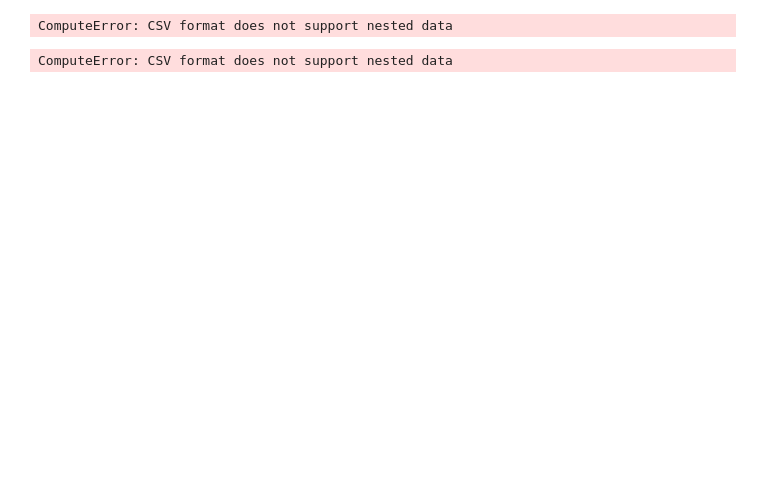
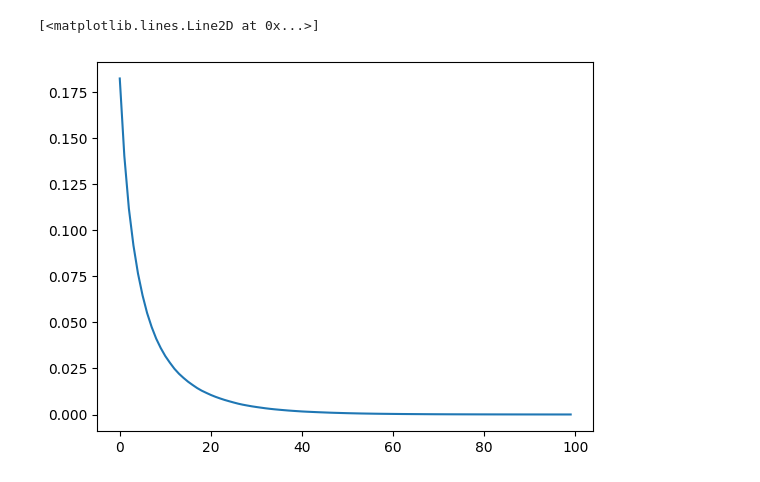
Before and after one commit to josesg998/CursoRL, a Jupyter notebook: monografia/visualizacion.ipynb, the cells around one changed output. Cells and saved outputs as stored; diff of their text form; code cells hidden in the pictures; blank space fills up the shorter version.

```diff
--- a/monografia/visualizacion.ipynb
+++ b/monografia/visualizacion.ipynb
@@ -3,20 +3,26 @@ import polars as pl
 import json
 import matplotlib.pyplot as plt
 # %%
-with open('resultados_simulacion_optimizada_10_seeds.json', 'r') as f:
+with open('simulacion_10_seeds_susceptibility.json', 'r') as f:
     resultados = json.load(f)
+# %%
+data = pl.DataFrame(resultados)
+# %%
+plt.plot(data.filter(pl.col('W_EMP_NEG').eq(1)
+            & pl.col('W_NOR_NEG').eq(1)
+            & pl.col('W_NOR_POS').eq(1/3)
+            & pl.col('W_EMP_POS').eq(1/3))['suscept_history'][0])
+# %% [output]
+[<matplotlib.lines.Line2D at 0x...>]
+[figure, added]
 # %%
 data = pl.DataFrame(resultados).with_columns(
     pl.col(['W_NOR_POS', 'W_NOR_NEG', 'W_EMP_POS', 'W_EMP_NEG']).round(2)
 ).write_csv('resultados_simulacion_optimizada_10_seeds.csv')
-# %% [output]
-ComputeError: CSV format does not support nested data
 # %%
 data.with_columns(
     pl.col(['W_NOR_POS', 'W_NOR_NEG', 'W_EMP_POS', 'W_EMP_NEG']).round(2)
 ).write_csv('resultados_simulacion_optimizada_10_seeds.csv')
-# %% [output]
-ComputeError: CSV format does not support nested data
 # %%
 # data.with_columns(
 #     pl.col('donaciones_delta').list.std().alias('donaciones_std'),
```
Also changed, not shown: parts of 10 cells of this notebook, 19 other files.
